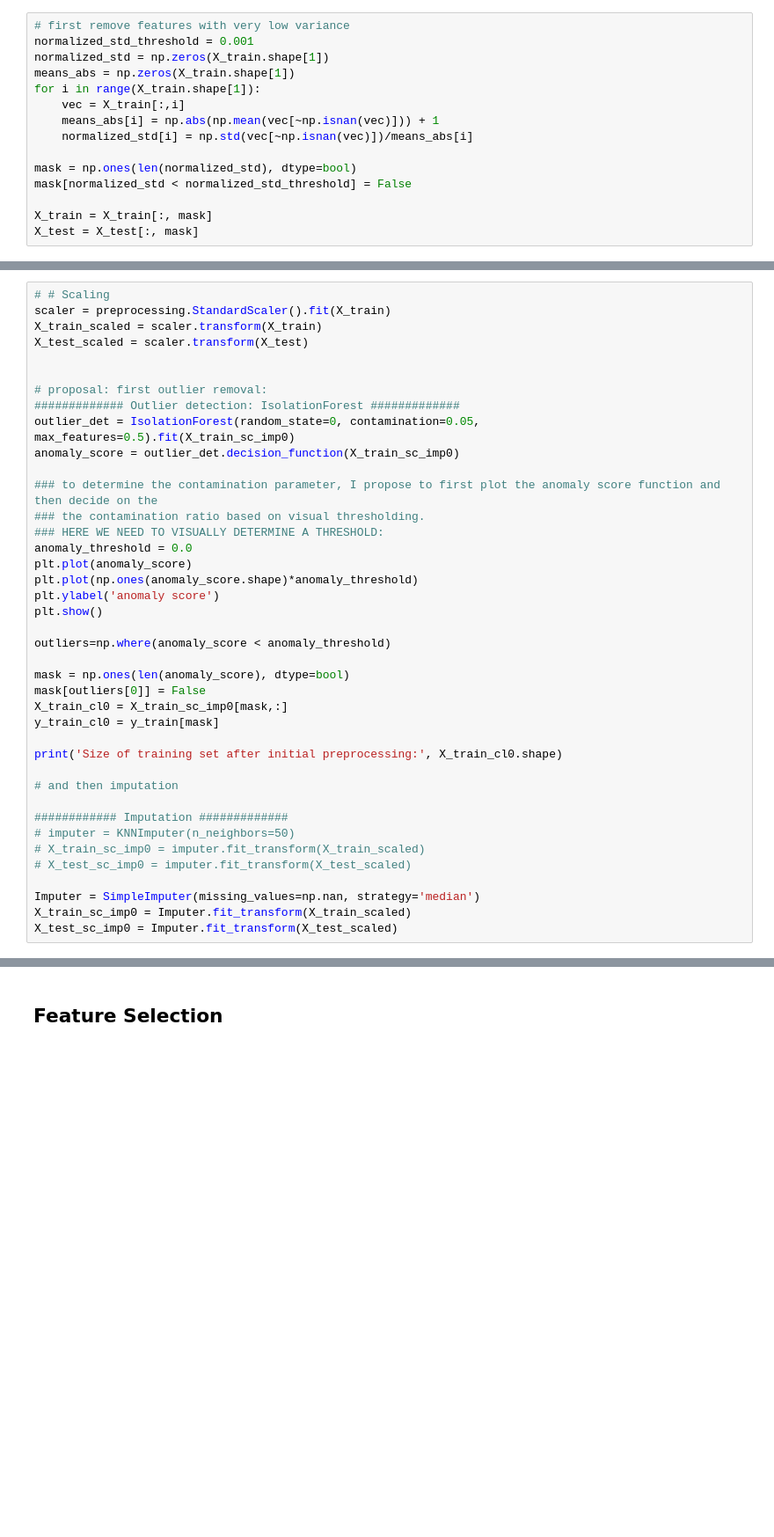
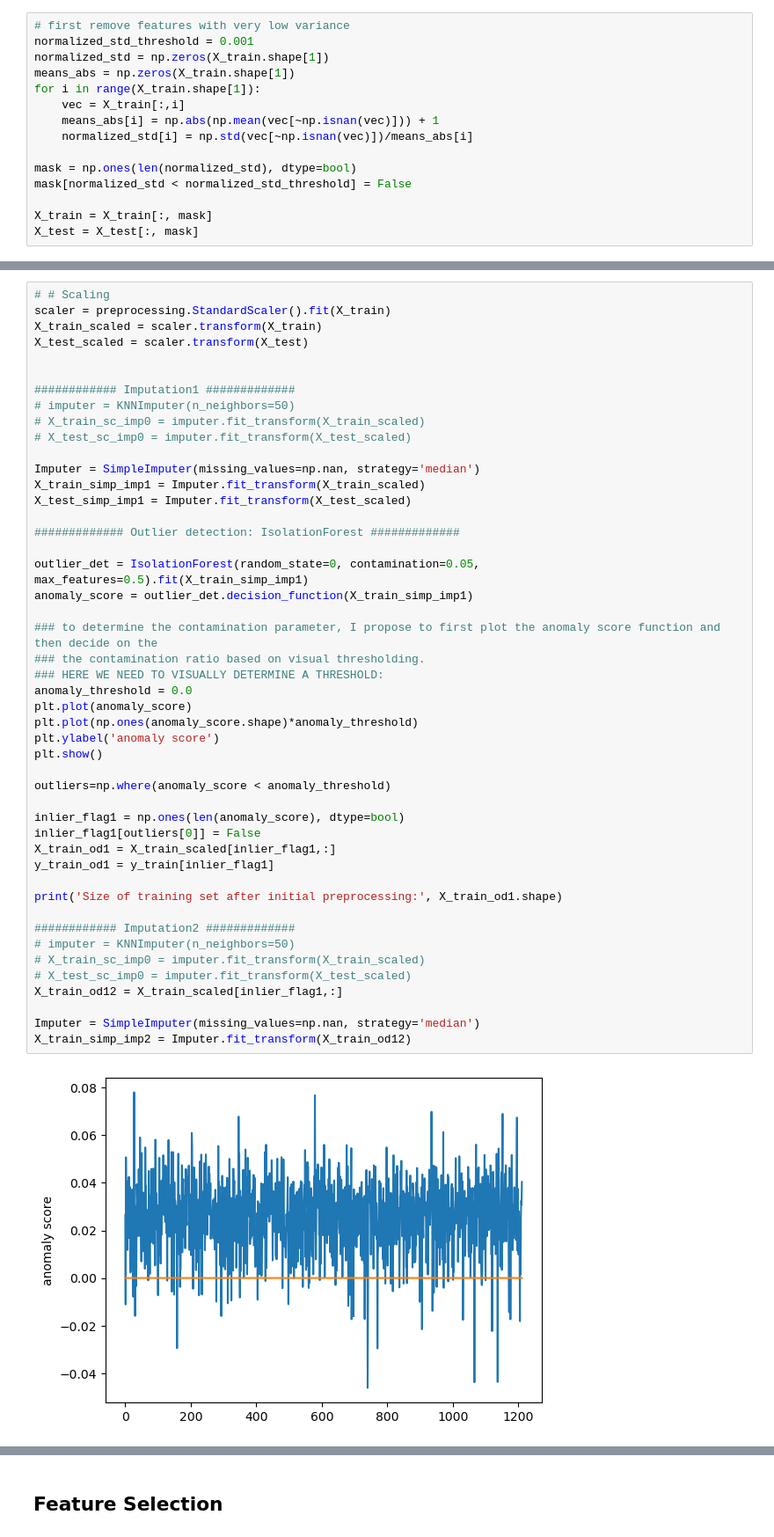
Before and after one commit to Sp0och/task1, a Jupyter notebook: lasse_proposal.ipynb, the cells around one changed output, grey strips where cells are left out. Shown: that part at 88% size. Drawn from its saved outputs; the diff is of its cells as text; blank space fills up the shorter version.

Commit message:
updated my change proposal and made a copy of last years code with sklearn updates implemented

```diff
--- a/lasse_proposal.ipynb
+++ b/lasse_proposal.ipynb
@@ -62,40 +61,49 @@ X_test = X_test[:, mask]
 # %%
 # # Scaling
 scaler = preprocessing.StandardScaler().fit(X_train)
 X_train_scaled = scaler.transform(X_train)
 X_test_scaled = scaler.transform(X_test)
 
 
-# proposal: first outlier removal:
+############ Imputation1 #############
+# imputer = KNNImputer(n_neighbors=50)
+# X_train_sc_imp0 = imputer.fit_transform(X_train_scaled)
+# X_test_sc_imp0 = imputer.fit_transform(X_test_scaled)
+
+Imputer = SimpleImputer(missing_values=np.nan, strategy='median')
+X_train_simp_imp1 = Imputer.fit_transform(X_train_scaled)
+X_test_simp_imp1 = Imputer.fit_transform(X_test_scaled)
+
 ############# Outlier detection: IsolationForest #############
-outlier_det = IsolationForest(random_state=0, contamination=0.05, max_features=0.5).fit(X_train_sc_imp0)
-anomaly_score = outlier_det.decision_function(X_train_sc_imp0)
+
+outlier_det = IsolationForest(random_state=0, contamination=0.05, max_features=0.5).fit(X_train_simp_imp1)
+anomaly_score = outlier_det.decision_function(X_train_simp_imp1)
 
 ### to determine the contamination parameter, I propose to first plot the anomaly score function and then decide on the
 ### the contamination ratio based on visual thresholding.
 ### HERE WE NEED TO VISUALLY DETERMINE A THRESHOLD:
 anomaly_threshold = 0.0
 plt.plot(anomaly_score)
 plt.plot(np.ones(anomaly_score.shape)*anomaly_threshold)
 plt.ylabel('anomaly score')
 plt.show()
 
 outliers=np.where(anomaly_score < anomaly_threshold)
 
-mask = np.ones(len(anomaly_score), dtype=bool)
-mask[outliers[0]] = False
-X_train_cl0 = X_train_sc_imp0[mask,:]
-y_train_cl0 = y_train[mask]
+inlier_flag1 = np.ones(len(anomaly_score), dtype=bool)
+inlier_flag1[outliers[0]] = False
+X_train_od1 = X_train_scaled[inlier_flag1,:]
+y_train_od1 = y_train[inlier_flag1]
 
-print('Size of training set after initial preprocessing:', X_train_cl0.shape)
+print('Size of training set after initial preprocessing:', X_train_od1.shape)
 
-# and then imputation
-
-############ Imputation #############
+############ Imputation2 #############
 # imputer = KNNImputer(n_neighbors=50)
 # X_train_sc_imp0 = imputer.fit_transform(X_train_scaled)
 # X_test_sc_imp0 = imputer.fit_transform(X_test_scaled)
+X_train_od12 = X_train_scaled[inlier_flag1,:]
 
 Imputer = SimpleImputer(missing_values=np.nan, strategy='median')
-X_train_sc_imp0 = Imputer.fit_transform(X_train_scaled)
-X_test_sc_imp0 = Imputer.fit_transform(X_test_scaled)
+X_train_simp_imp2 = Imputer.fit_transform(X_train_od12)
+# %% [output]
+[figure, added]
```
Also changed, not shown: parts of 10 cells of this notebook, 2 other files.
